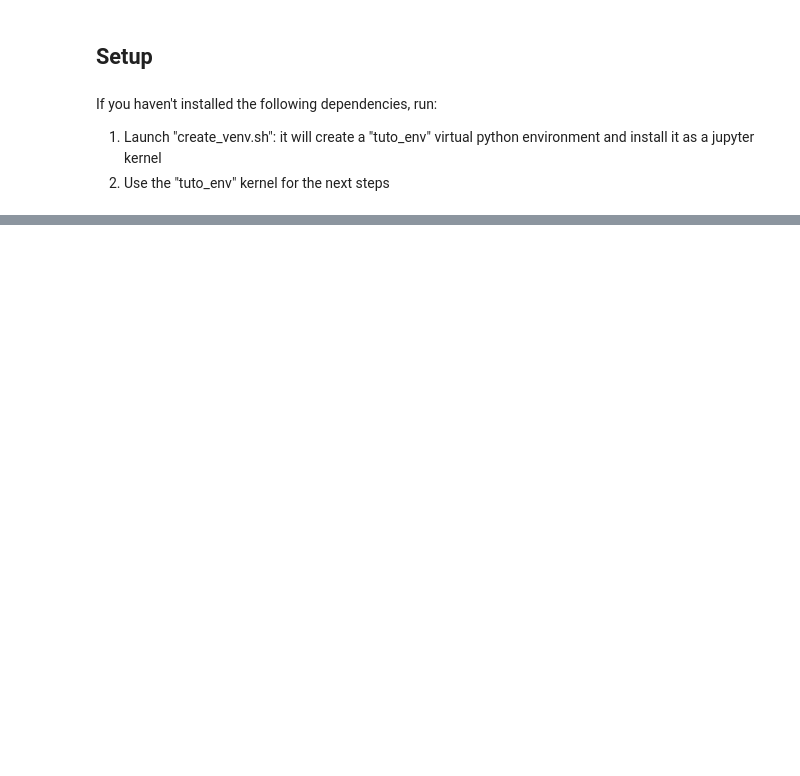
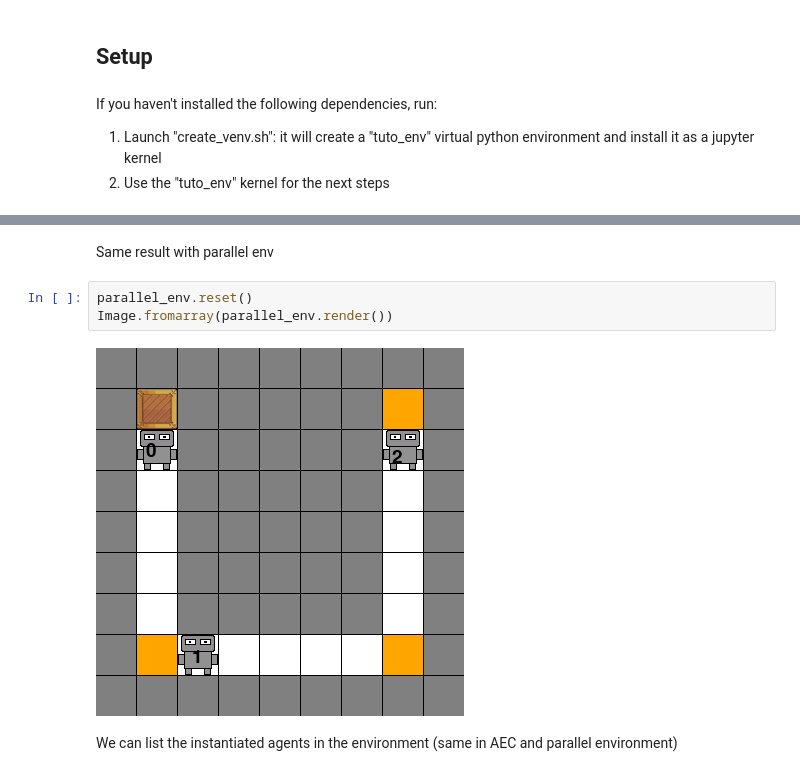
Before and after one commit to julien6/omarl_experiments, a Jupyter notebook: tutorial/pw_tutorial.ipynb, the cells around one changed output, grey strips where cells are left out. Drawn from its saved outputs; the diff is of its cells as text; blank space fills up the shorter version.

```diff
--- a/tutorial/pw_tutorial.ipynb
+++ b/tutorial/pw_tutorial.ipynb
@@ -600,0 +119,9 @@ WARNING:root:IMAGEIO FFMPEG_WRITER WARNING: input image is not divisible by macr
+# %% [markdown]
+Same result with parallel env
+# %%
+parallel_env.reset()
+Image.fromarray(parallel_env.render())
+# %% [output]
+[figure, added]
+# %% [markdown]
+We can list the instantiated agents in the environment (same in AEC and parallel environment)
```
Also changed, not shown: parts of 130 cells of this notebook, 6 other files.
